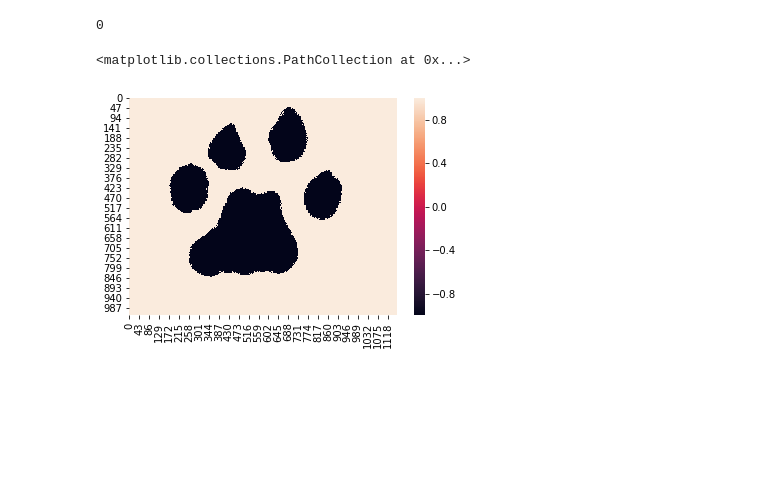
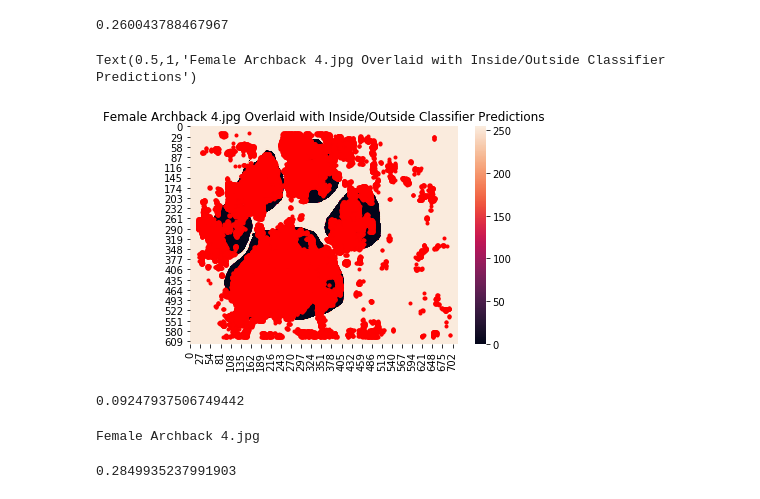
Before and after one commit to ferozemohideen/ml-footprint-detection, a Jupyter notebook: train_mlp.ipynb, the cells around one changed output. Drawn from its saved outputs; the diff is of its cells as text; code cells hidden in the pictures; blank space fills up the shorter version.

```diff
--- a/train_mlp.ipynb
+++ b/train_mlp.ipynb
@@ -5,6 +5,8 @@ import seaborn as sns
 import matplotlib.pyplot as plt
 from tqdm import trange
 import os
+from sklearn.neural_network import MLPClassifier
+from sklearn.preprocessing import normalize
 
 def pool(mask, image, fn, kernel=5, stride=2):
     h_prev, w_prev = mask.shape
@@ -27,7 +29,7 @@ def pool(mask, image, fn, kernel=5, stride=2):
             else:
                 labels.append(1)
 
-            values.append(np.ravel(image[curr_y:curr_y + kernel, curr_x:curr_x + kernel, :]))
+            values.append(np.ravel(image[curr_y:curr_y + kernel, curr_x:curr_x + kernel, 2]))
             ys.append((curr_y+curr_y + kernel)//2)
             xs.append((curr_x+curr_x+kernel)//2)
             curr_x += stride
@@ -44,7 +48,10 @@ file_arr = [filename for filename in os.listdir('images/unmarked/masks/')]
 X = []
 y = []
 
-for i in trange(len(file_arr)):
+kernel = 40
+stride = 1
+
+for i in trange(1):
     name = file_arr[i]
     im = Image.open('images/unmarked/masks/'+name)
     size = im.getdata().size
@@ -56,10 +63,6 @@ for i in trange(len(file_arr)):
     im2 = Image.open('images/unmarked/train_cnn/'+name)
     img2 = np.array(im2.getdata()).reshape((size[1],size[0],3))
 
-    (labels, values, xs, ys) = pool(img, img2, edge, 40, 20)
+    (labels, values, xs, ys) = pool(img, img2, edge, kernel, stride)
     X += values
     y += labels
-# %%
-from sklearn.neural_network import MLPClassifier
-from sklearn.preprocessing import normalize
-X = normalize(X)
@@ -67,0 +75,3 @@ clf = MLPClassifier(hidden_layer_sizes=(2,)).fit(X,y)
+# %%
+X_norm = normalize(X)
+clf = MLPClassifier(hidden_layer_sizes=(4,), verbose=1).fit(X_norm,y)
@@ -68,31 +96,45 @@ clf = MLPClassifier(hidden_layer_sizes=(2,)).fit(X,y)
 # %%
-sum(clf.predict(X))
+sum(clf.predict(X_norm)/len(X_norm))
 # %% [output]
-0
+0.260043788467967
 # %%
-for i in trange(1,2):
+for i in trange(1):
     name = file_arr[i]
     im = Image.open('images/unmarked/masks/'+name)
     size = im.getdata().size
     img = np.array(im.getdata()).reshape((size[1],size[0],3))
-    img = img[:,:,0]
-    img[img>0] = 1
-    img[img<=0] = -1
+    img = img[:,:,2]
+#     img[img>0] = 1
+#     img[img<=0] = -1
 
     im2 = Image.open('images/unmarked/train_cnn/'+name)
     img2 = np.array(im2.getdata()).reshape((size[1],size[0],3))
 
-    (labels, values, xs, ys) = pool(img, img2, edge, 40, 20)
+    (labels, values, xs, ys) = pool(img, img2, edge, kernel, stride)
 
 scatterlist_x = []
 scatterlist_y = []
-predictions = clf.predict(values)
+predictions = clf.predict(X_norm)
 for i in range(len(values)):
     if predictions[i] == 1:
         scatterlist_x.append(xs[i])
         scatterlist_y.append(ys[i])
 sns.heatmap(img)
-plt.scatter(scatterlist_x, scatterlist_y, c='r')
+plt.plot(scatterlist_x, scatterlist_y, '.r', linestyle='None')
+plt.title(name +  ' Overlaid with Inside/Outside Classifier Predictions')
 # %% [output]
-<matplotlib.collections.PathCollection at 0x...>
+Text(0.5,1,'Female Archback 4.jpg Overlaid with Inside/Outside Classifier Predictions')
-[figure, old version]
+[figure, new version]
+# %%
+print(len(scatterlist_x)/len(xs))
+# %% [output]
+0.09247937506749442
+# %%
+print(name)
+# %% [output]
+Female Archback 4.jpg
+# %%
+arr = np.array(im.getdata())
+print(sum(arr==[0,0,0])[0]/len(arr))
+# %% [output]
+0.2849935237991903
```
Also changed, not shown: parts of 5 cells of this notebook, 3 other files.
